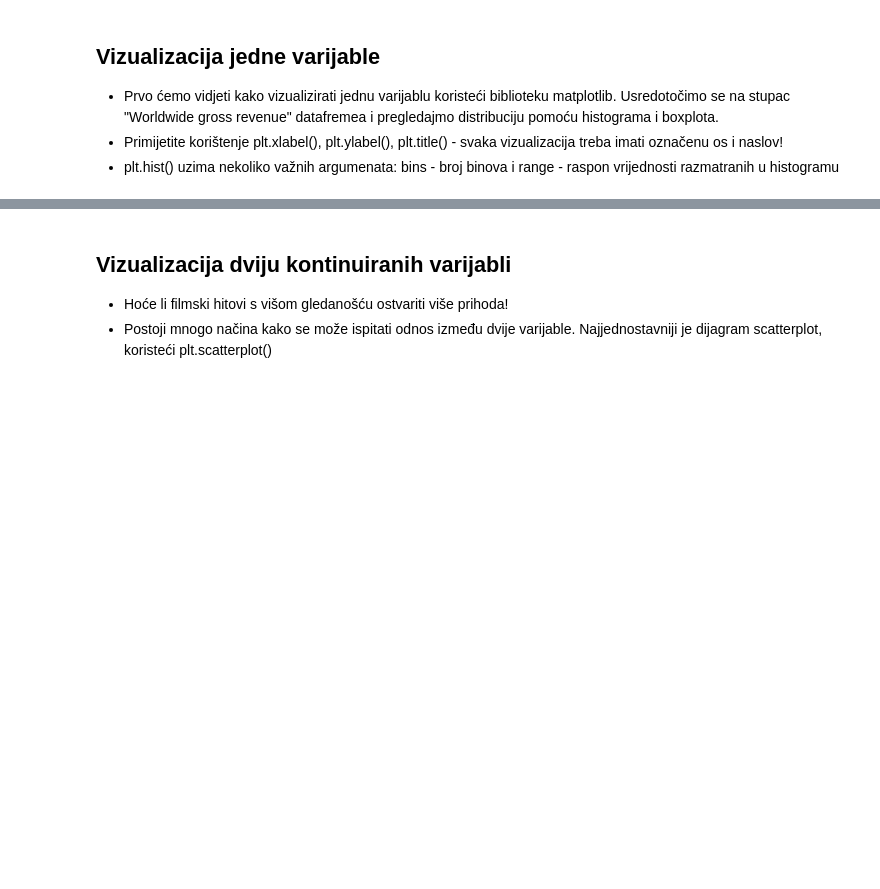
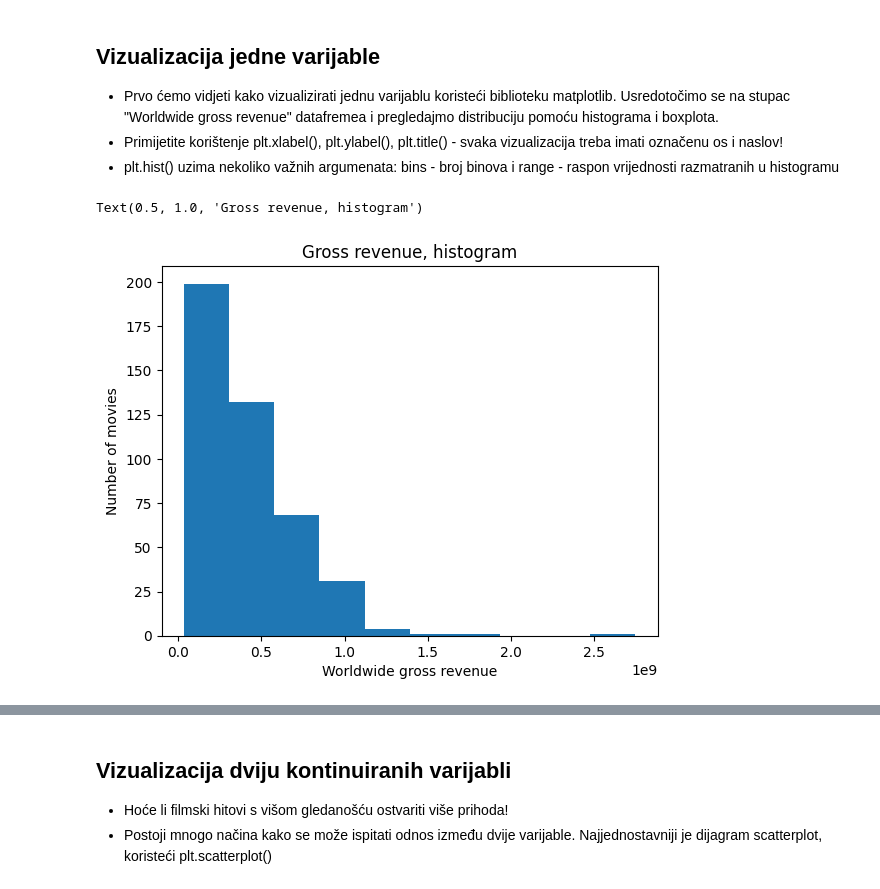
Before and after one commit to zobo24/Data_science_labs, a Jupyter notebook: lab_4/lab4.ipynb, the cells around one changed output, grey strips where cells are left out. Drawn from its saved outputs; the diff is of its cells as text; code cells hidden in the pictures; blank space fills up the shorter version.

```diff
--- a/lab_4/lab4.ipynb
+++ b/lab_4/lab4.ipynb
@@ -61,9 +86,12 @@ Koristit će se dataset blockbustera. Sažetak feature-a:
 - Primijetite korištenje plt.xlabel(), plt.ylabel(), plt.title() - svaka vizualizacija treba imati označenu os i naslov!
 - plt.hist() uzima nekoliko važnih argumenata: bins - broj binova i range - raspon vrijednosti razmatranih u histogramu
 # %%
-# plt.hist(movies['worldwide_gross'].values)
+ plt.hist(movies['worldwide_gross'].values)
 
-# plt.xlabel('Worldwide gross revenue')
-# plt.ylabel('Number of movies')
-# plt.title('Gross revenue, histogram');
+ plt.xlabel('Worldwide gross revenue')
+ plt.ylabel('Number of movies')
+ plt.title('Gross revenue, histogram')
+# %% [output]
+Text(0.5, 1.0, 'Gross revenue, histogram')
+[figure, added]
 # %%
```
Also changed, not shown: parts of 20 cells of this notebook.
